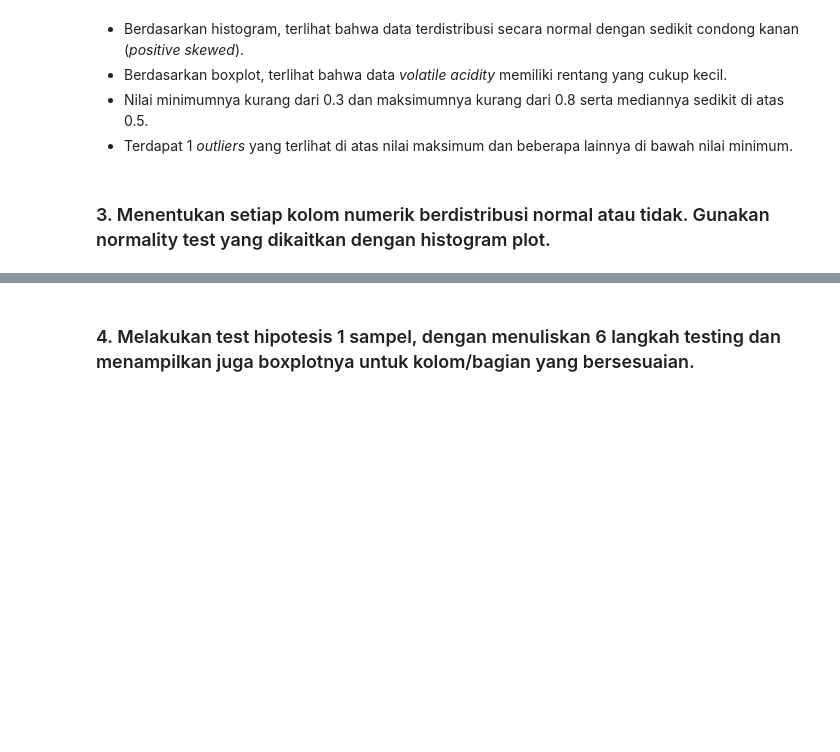
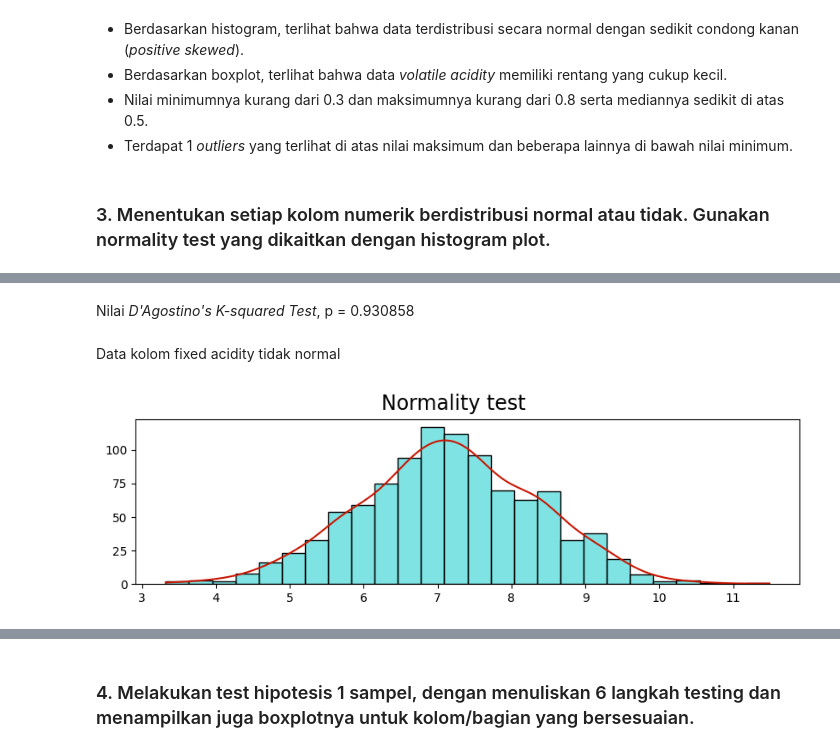
Before and after one commit to SaddamAnnais/K1-T1-IF2220-13521099, a Jupyter notebook: main.ipynb, the cells around one changed output, grey strips where cells are left out. Cells and saved outputs as stored; diff of their text form; code cells hidden in the pictures; blank space fills up the shorter version.

```diff
--- a/main.ipynb
+++ b/main.ipynb
@@ -194,0 +178,6 @@ H0 ditolak, normal
+# %%
+normality(anggur.columns[0])
+# %% [output]
+Nilai *D'Agostino's K-squared Test*, p = 0.930858
+Data kolom fixed acidity tidak normal
+[figure, added]
```
Also changed, not shown: parts of 21 cells of this notebook.
